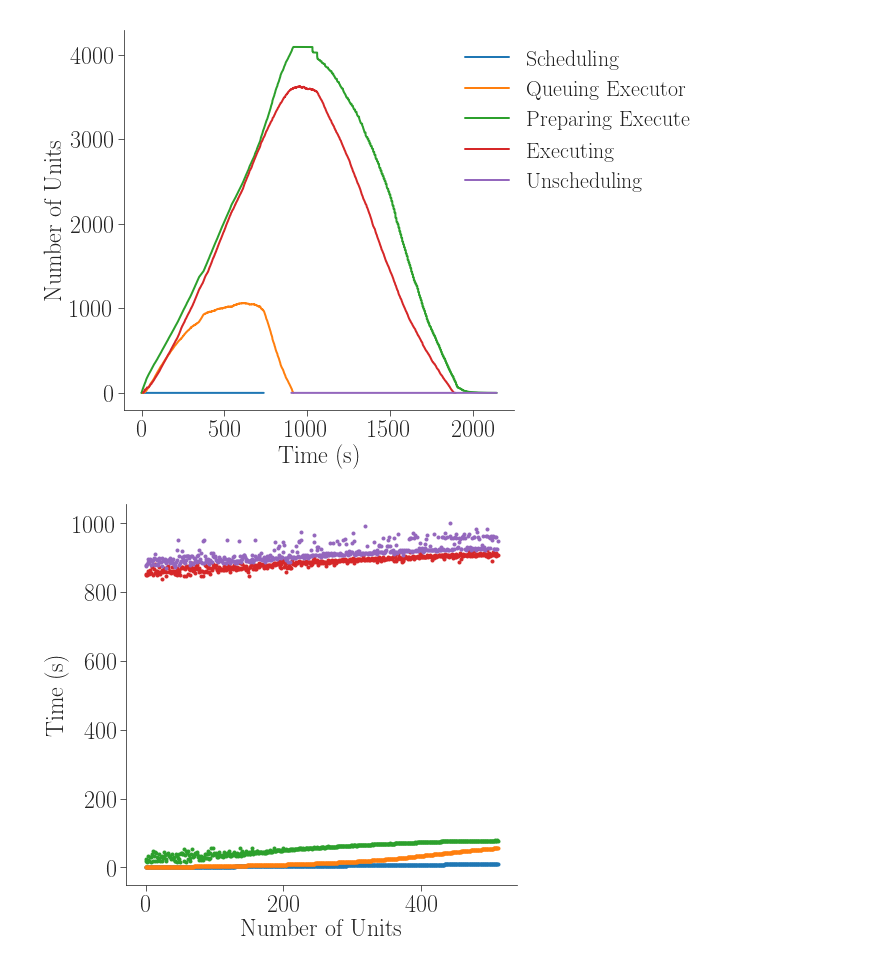
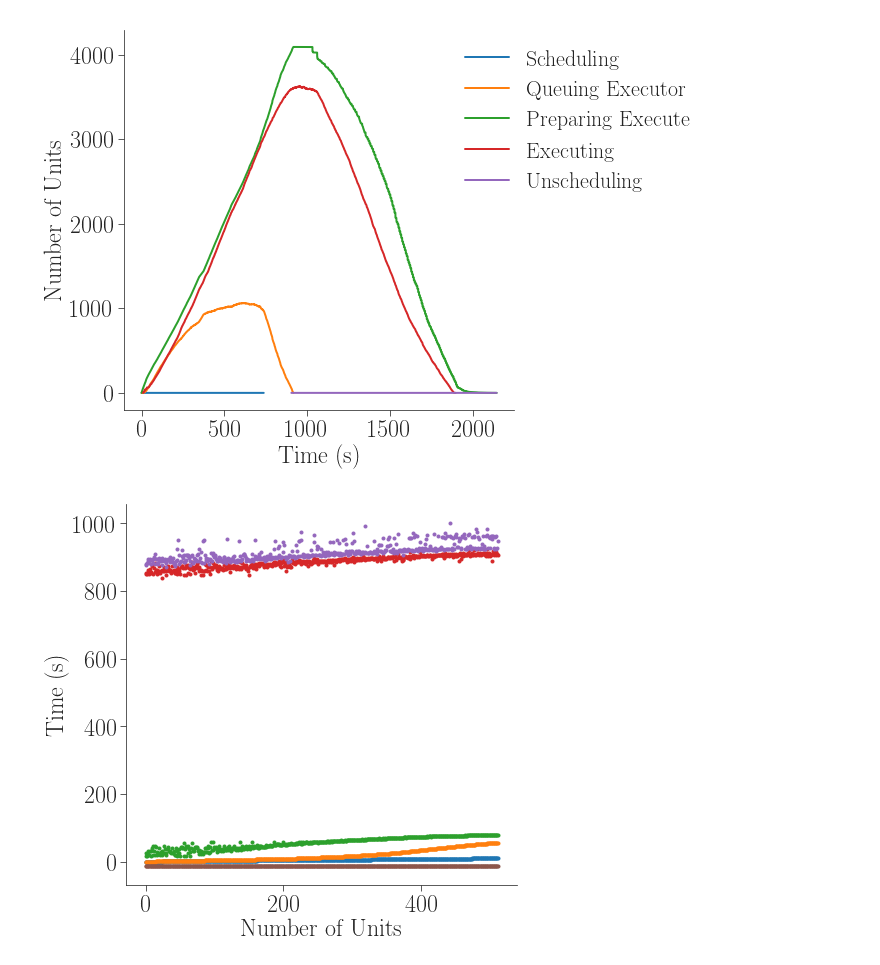
Before and after one commit to radical-experiments/rp.paper, a Jupyter notebook: analysis/rp_paper_plots.ipynb, the cells around one changed output. Drawn from its saved outputs; the diff is of its cells as text; code cells hidden in the pictures.

Commit message:
Add baseline to plots

```diff
--- a/analysis/rp_paper_plots.ipynb
+++ b/analysis/rp_paper_plots.ipynb
@@ -408,44 +408,45 @@ session  = ws_sras[ssize][0]
 df = get_df_unit_events(session)
 df = df.sort_values(by='Scheduler Starts Schedule')
 df = df.reset_index(drop=True)
-df = df[['Scheduler Starts Schedule', 'Scheduler Stops Schedule', 'Scheduler Queues CU'  , 'Executor Starts'            ,
-         'Executor Starts Mkdir'    , 'Executor Stops Mkdir'    , 'Executor Spawns CU'   , 'OS Accepts Spawned CU'      ,
-         'OS Spawns CU'             , 'CU Changes Dir'          , 'CU Starts Pre-execute', 'CU Stops Pre-execute'       ,
-         'CU Spawns Executable'     , 'Executable Starts'       , 'Executable Stops'     , 'CU Spawn Returns'           ,
-         'CU Starts Post-execute'   , 'CU Stops Post-execute'   , 'Executor Stops'       , 'Scheduler Starts Unschedule',
-         'Scheduler Stops Unschedule']]
+df = df[['Scheduler Starts Schedule' , 'Scheduler Stops Schedule', 'Scheduler Queues CU'  , 'Executor Starts'            ,
+         'Executor Starts Mkdir'     , 'Executor Stops Mkdir'    , 'Executor Spawns CU'   , 'OS Accepts Spawned CU'      ,
+         'OS Spawns CU'              , 'CU Changes Dir'          , 'CU Starts Pre-execute', 'CU Stops Pre-execute'       ,
+         'CU Spawns Executable'      , 'Executable Starts'       , 'Executable Stops'     , 'CU Spawn Returns'           ,
+         'CU Starts Post-execute'    , 'CU Stops Post-execute'   , 'Executor Stops'       , 'Scheduler Starts Unschedule',
+         'Scheduler Stops Unschedule', 'DB Bridge Pulls']]
 df = df.dropna(axis=1, how='all')
 df = df.sub(df['Scheduler Starts Schedule'][0])
 
 # plt.scatter(df['Scheduler Starts Schedule'].index  , df['Scheduler Starts Schedule']  , marker='.') # Agent Scheduling Component
 # plt.scatter(df['Scheduler Stops Schedule'].index   , df['Scheduler Stops Schedule']   , marker='.') # Agent Scheduling Component
 plt.scatter(df['Scheduler Queues CU'].index        , df['Scheduler Queues CU']        , marker='.') # Agent Scheduling Component
 plt.scatter(df['Executor Starts'].index            , df['Executor Starts']            , marker='.') # Agent Executing Component
 # plt.scatter(df['Executor Starts Mkdir'].index      , df['Executor Starts Mkdir']      , marker='.') # Agent Executing Component
 # plt.scatter(df['Executor Stops Mkdir'].index       , df['Executor Stops Mkdir']       , marker='.') # Agent Executing Component
 # plt.scatter(df['Executor Spawns CU'].index         , df['Executor Spawns CU']         , marker='.') # Agent Executing Component
 # plt.scatter(df['OS Accepts Spawned CU'].index      , df['OS Accepts Spawned CU']      , marker='.') # System OS
 # plt.scatter(df['OS Spawns CU'].index               , df['OS Spawns CU']               , marker='.') # System OS
 # plt.scatter(df['CU Changes Dir'].index             , df['CU Changes Dir']             , marker='.') # CU script
 # plt.scatter(df['CU Starts Pre-execute'].index      , df['CU Starts Pre-execute']      , marker='.') # CU script
 # plt.scatter(df['CU Stops Pre-execute'].index       , df['CU Stops Pre-execute']       , marker='.') # CU script
 # plt.scatter(df['CU Spawns Executable'].index       , df['CU Spawns Executable']       , marker='.') # CU script [orterun spawner]
 plt.scatter(df['Executable Starts'].index          , df['Executable Starts']          , marker='.') # Synapse
 plt.scatter(df['Executable Stops'].index           , df['Executable Stops']           , marker='.') # Synapse, orterun [orterun spawner]
 plt.scatter(df['CU Spawn Returns'].index           , df['CU Spawn Returns']           , marker='.') # CU script
 # plt.scatter(df['CU Starts Post-execute'].index     , df['CU Starts Post-execute']     , marker='.') # CU script
 # plt.scatter(df['CU Stops Post-execute'].index      , df['CU Stops Post-execute']      , marker='.') # CU script
 # plt.scatter(df['Executor Stops'].index             , df['Executor Stops']             , marker='.') # Agent Executing Component
 # plt.scatter(df['Scheduler Starts Unschedule'].index, df['Scheduler Starts Unschedule'], marker='.') # Agent Scheduling Component
 # plt.scatter(df['Scheduler Stops Unschedule'].index , df['Scheduler Stops Unschedule'] , marker='.') # Agent Scheduling Component
+plt.scatter(df['DB Bridge Pulls'].index  , df['DB Bridge Pulls']  , marker='.') # Agent Scheduling Component
 
 # plt.legend(loc='upper right', bbox_to_anchor=(1.7,1))
 plt.xlabel('Number of Units')
 plt.ylabel('Time (s)')
 
 plt.savefig('figures/paper_titan_rp_synapse_weak_scaling_events_timeline_%s.pdf' % ssize, dpi=600, bbox_inches='tight')
 # %% [output]
-[figure, old version]
+[figure, new version]
 # %%
 fig, ax  = fig_setup(figsize=(7,7))
 ssize = 1024
```
Also changed, not shown: parts of 3 cells of this notebook, 9 other files.
